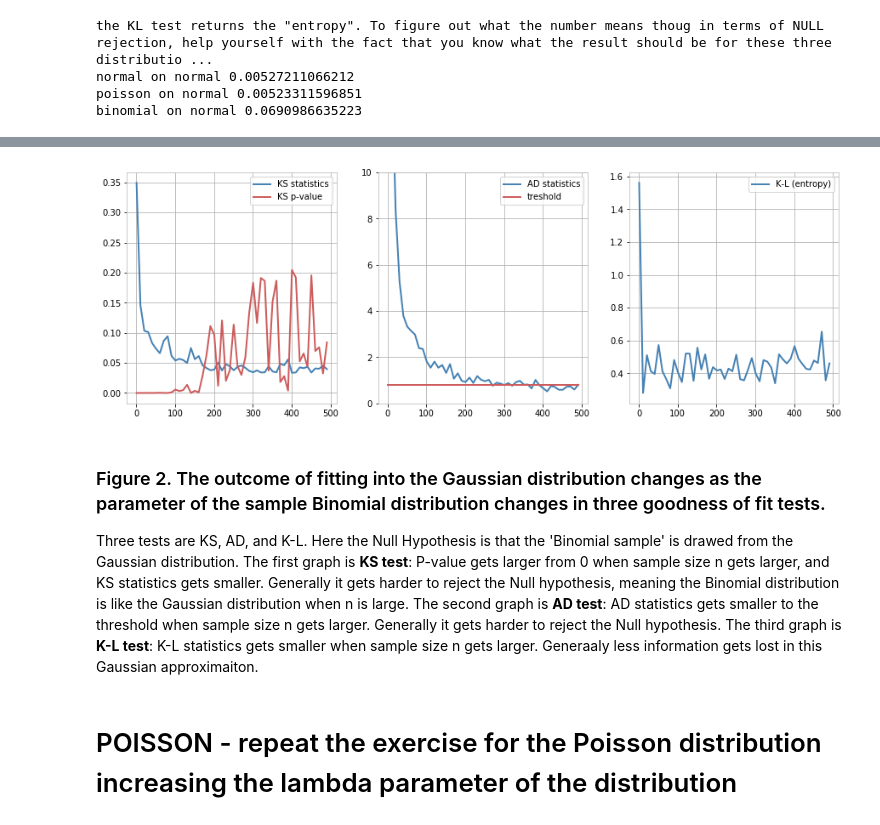
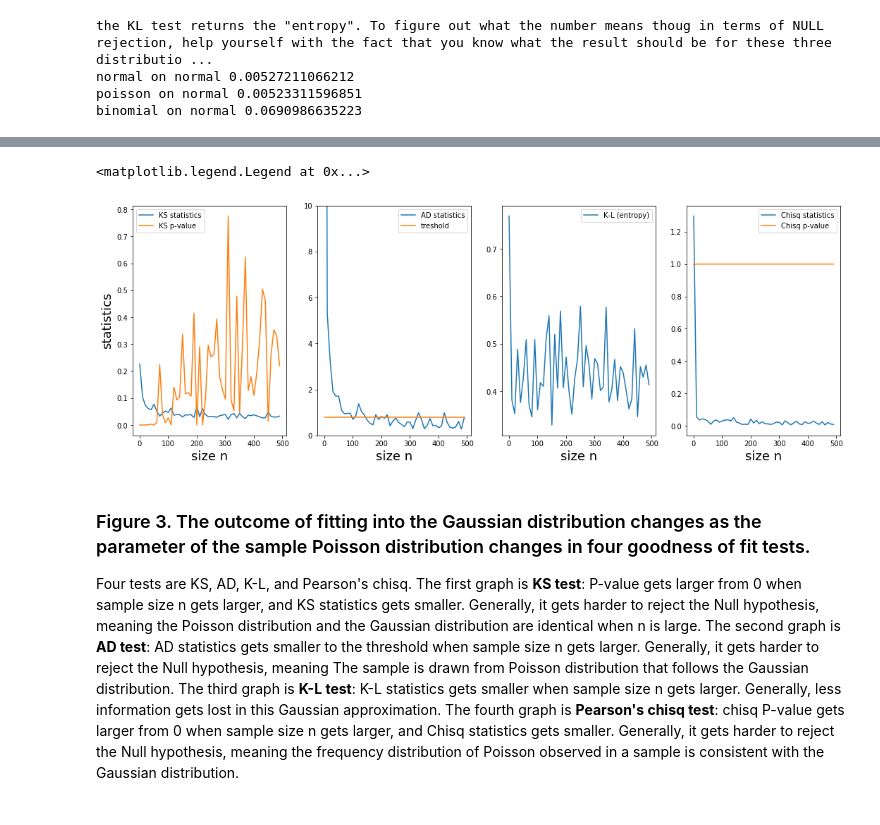
Before and after one commit to sebscho/PUI2017_lz1714, a Jupyter notebook: HW5_lz1714/Assignment2.ipynb, the cells around one changed output, grey strips where cells are left out. Drawn from its saved outputs; the diff is of its cells as text; code cells hidden in the pictures.

```diff
--- a/HW5_lz1714/Assignment2.ipynb
+++ b/HW5_lz1714/Assignment2.ipynb
@@ -239,24 +238,55 @@ think about how the captions are written in the paper  you have to read for last
+# %%
+narray = range(1,500,10)
+ks_p_b = np.zeros(len(narray))
+ks_s_b = np.zeros(len(narray))
+ad_b = np.zeros(len(narray))
+kl_b = np.zeros(len(narray))
+chi_s_b = np.zeros(len(narray))
+chi_p_b = np.zeros(len(narray))
+
+for i,n in enumerate(narray):
+    dist = (np.random.poisson(n, 1000) - n ) / np.sqrt(n)
+    ks_s_b[i] = scipy.stats.kstest(dist,'norm')[0]
+    ks_p_b[i] = scipy.stats.kstest(dist,'norm')[1]
+    ad_b[i] = scipy.stats.anderson(dist, dist='norm')[0]
+
+    mybins=np.linspace(min(dist),max(dist), 10)
+    bincenters = mybins[:-1]+0.5*(mybins[1]-mybins[0])
+    kl_b [i] =  scipy.stats.entropy(np.histogram(dist, bins=mybins)[0],
+                                    scipy.stats.norm.pdf(bincenters)+n)
+    chi_s_b[i] = scipy.stats.chisquare(np.histogram(dist, bins=mybins, normed=True)[0],
+                                    scipy.stats.norm.pdf(bincenters))[0]
+    chi_p_b[i] = scipy.stats.chisquare(np.histogram(dist, bins=mybins, normed=True)[0],
+                                    scipy.stats.norm.pdf(bincenters))[1]
 # %%
-fig = plt.figure(figsize = (15,5))
-fig.add_subplot(131)
+fig = plt.figure(figsize = (18,6))
+fig.add_subplot(141)
 plt.plot(narray, ks_s_b, label='KS statistics')
 plt.plot(narray, ks_p_b, label='KS p-value')
+plt.xlabel('size n', fontsize=18)
+plt.ylabel('statistics', fontsize=18)
 plt.legend()
 
-fig.add_subplot(132)
+fig.add_subplot(142)
 plt.plot(narray, ad_b,  label='AD statistics')
 plt.plot([narray[0], narray[-1]],[threshold, threshold], label="treshold")
 plt.ylim(0,10) #limit the y range or you cannot see the relevant part
+plt.xlabel('size n', fontsize=18)
 plt.legend()
 
-fig.add_subplot(133)
+fig.add_subplot(143)
 plt.plot(narray, kl_b, label='K-L (entropy)')
+plt.xlabel('size n', fontsize=18)
+plt.legend()
 
-plt.legend();
+fig.add_subplot(144)
+plt.plot(narray, chi_s_b, label='Chisq statistics')
+plt.plot(narray, chi_p_b, label='Chisq p-value')
+plt.xlabel('size n', fontsize=18)
+plt.legend()
 # %% [output]
+<matplotlib.legend.Legend at 0x...>
-[figure, old version]
+[figure, new version]
 # %% [markdown]
-### Figure 2. The outcome of fitting into the Gaussian distribution changes as the parameter of the sample Binomial distribution changes in three goodness of fit tests.
-Three tests are KS, AD, and K-L. Here the Null Hypothesis is that the 'Binomial sample' is drawed from the Gaussian distribution. The first graph is __KS test__: P-value gets larger from 0 when sample size n gets larger, and KS statistics gets smaller. Generally it gets harder to reject the Null hypothesis, meaning the Binomial distribution is like the Gaussian distribution when n is large. The second graph is __AD test__: AD statistics gets smaller to the threshold when sample size n gets larger. Generally it gets harder to reject the Null hypothesis. The third graph is __K-L test__: K-L statistics gets smaller when sample size n gets larger. Generaaly less information gets lost in this Gaussian approximaiton.
+### Figure 3. The outcome of fitting into the Gaussian distribution changes as the parameter of the sample Poisson distribution changes in four goodness of fit tests.
+Four tests are KS, AD, K-L, and Pearson's chisq. The first graph is __KS test__: P-value gets larger from 0 when sample size n gets larger, and KS statistics gets smaller. Generally, it gets harder to reject the Null hypothesis, meaning the Poisson distribution and the Gaussian distribution are identical when n is large. The second graph is __AD test__: AD statistics gets smaller to the threshold when sample size n gets larger. Generally, it gets harder to reject the Null hypothesis, meaning The sample is drawn from Poisson distribution that follows the Gaussian distribution. The third graph is __K-L test__: K-L statistics gets smaller when sample size n gets larger. Generally, less information gets lost in this Gaussian approximation. The fourth graph is __Pearson's chisq test__: chisq P-value gets larger from 0 when sample size n gets larger, and Chisq statistics gets smaller. Generally, it gets harder to reject the Null hypothesis, meaning the frequency distribution of Poisson observed in a sample is consistent with the Gaussian distribution.
-# %% [markdown]
-# POISSON - repeat the exercise for the Poisson distribution increasing the lambda parameter of the distribution
```
Also changed, not shown: parts of 30 cells of this notebook.
